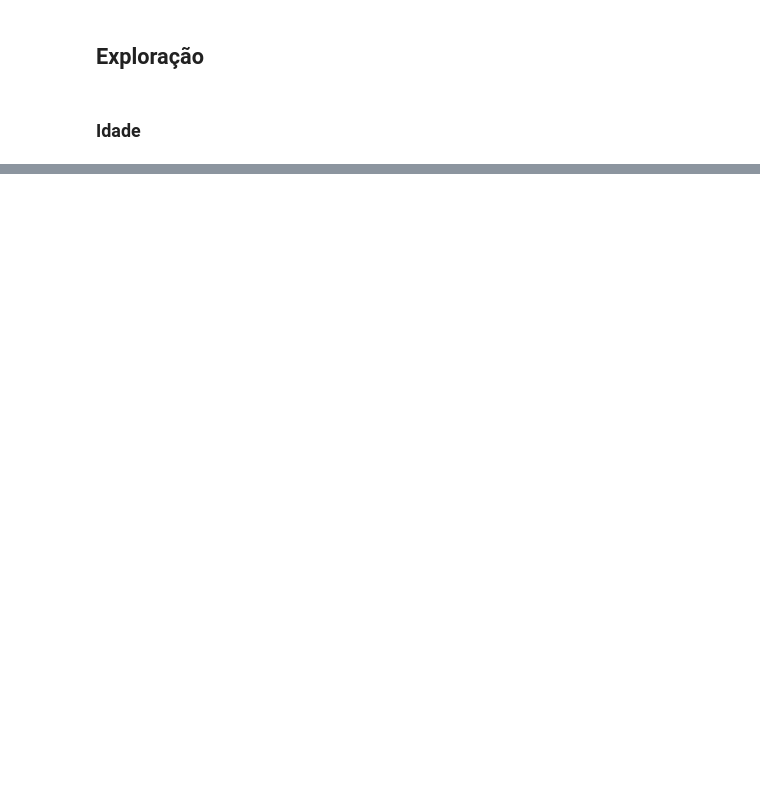
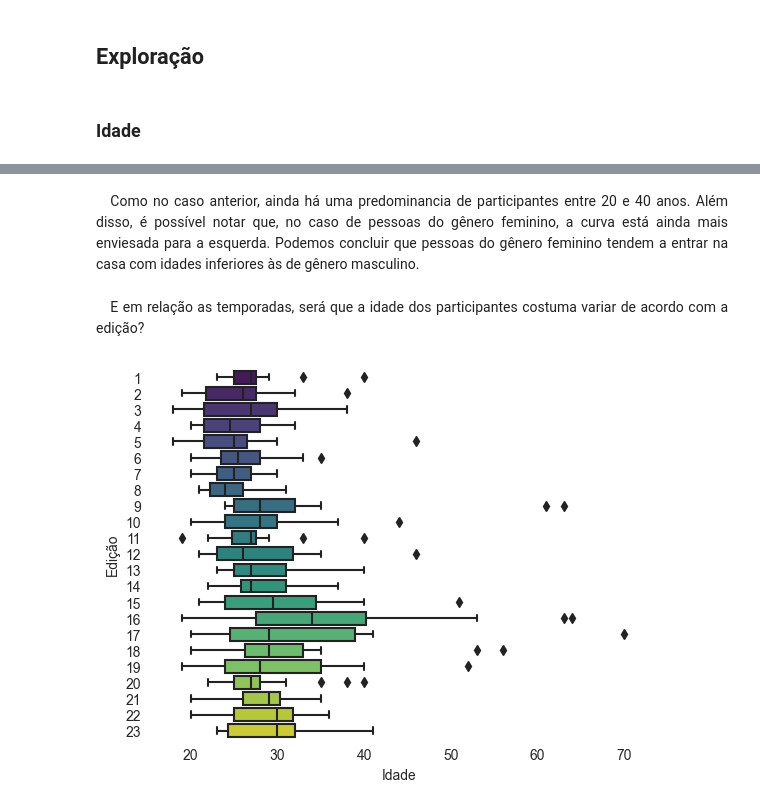
Before and after one commit to souzadecarlos/analise_bbb, a Jupyter notebook: main.ipynb, the cells around one changed output, grey strips where cells are left out. Saved outputs shown, nothing was run; the diff lists cells and outputs as text; code cells hidden in the pictures; blank space fills up the shorter version.

```diff
--- a/main.ipynb
+++ b/main.ipynb
@@ -321,0 +124,11 @@ Chi2ContingencyResult(statistic=36.985217907980065, pvalue=0.023744343204973112,
+# %% [markdown]
+<div style = "text-align: justify">&emsp;Como no caso anterior, ainda há uma predominancia de participantes entre 20 e 40 anos. Além disso, é possível notar que, no caso de pessoas do gênero feminino, a curva está ainda mais enviesada para a esquerda. Podemos concluir que pessoas do gênero feminino tendem a entrar na casa com idades inferiores às de gênero masculino.</div>
+# %% [markdown]
+<div style = "text-align: justify">&emsp;E em relação as temporadas, será que a idade dos participantes costuma variar de acordo com a edição?</div>
+# %%
+#| echo: False
+plot = sns.boxplot(data = data, y = "edicao", x = "idade_participacao", palette = "viridis")
+plot.set(xlabel = "Idade", ylabel = "Edição")
+sns.despine(left = True, bottom = True)
+# %% [output]
+[figure, added]
```
Also changed, not shown: parts of 73 cells of this notebook, 35 other files.
